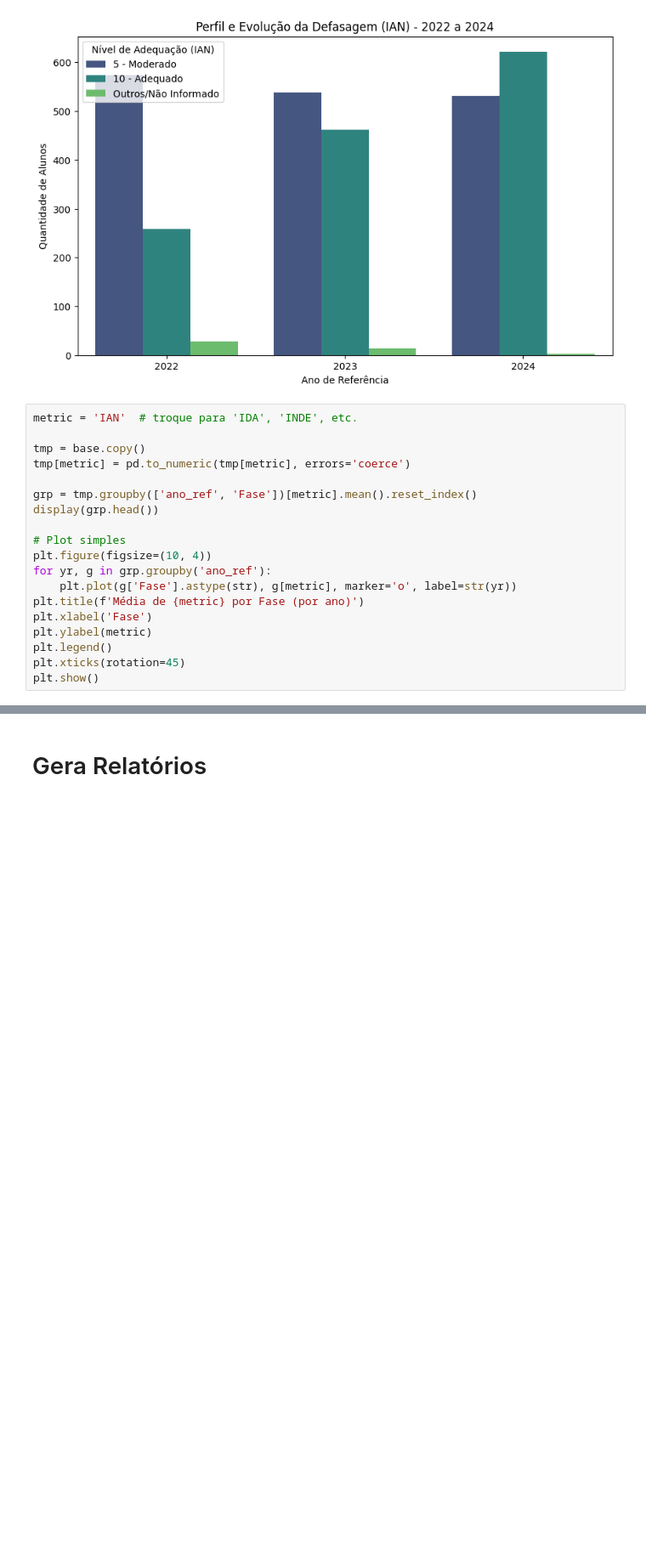
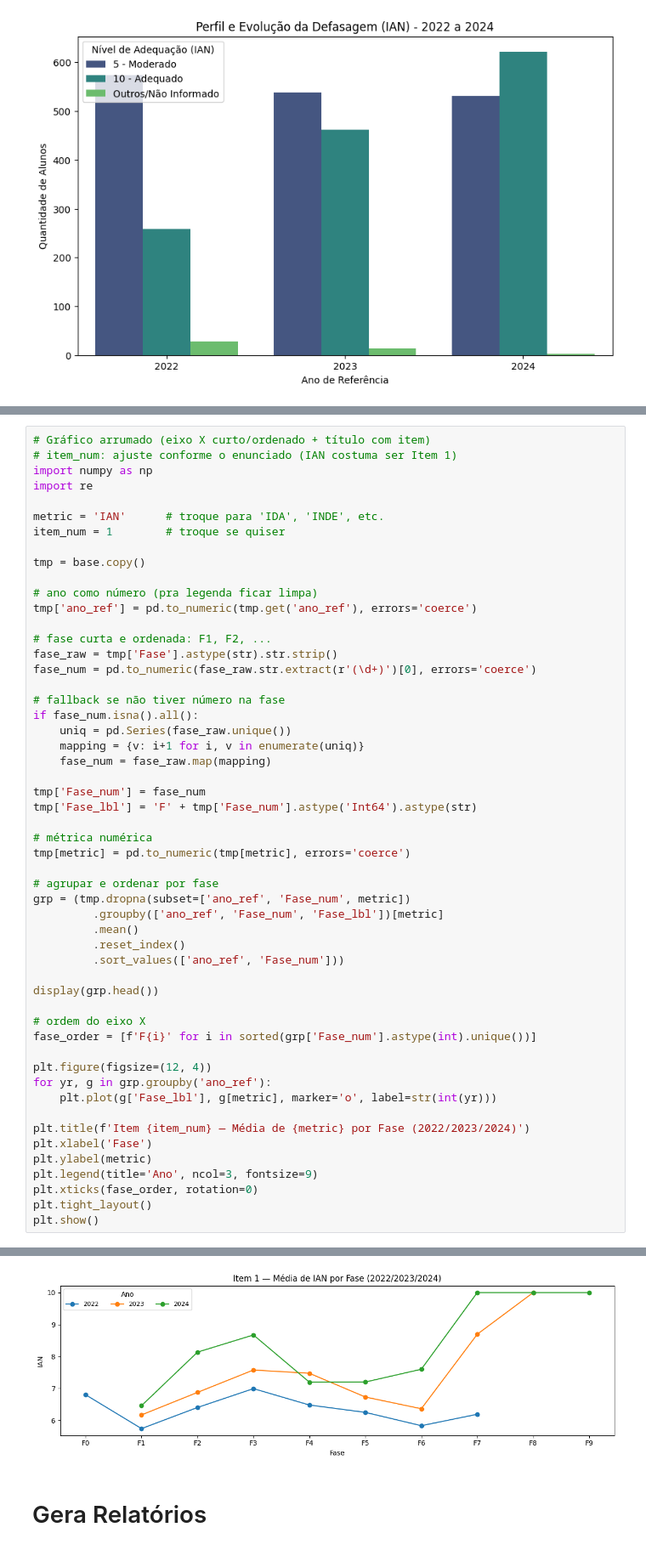
Before and after one commit to fernandapetty/data-analytics, a Jupyter notebook: notebook.ipynb, the cells around one changed output, grey strips where cells are left out. Shown at 85% size. Drawn from its saved outputs; the diff is of its cells as text; blank space fills up the shorter version.

```diff
--- a/notebook.ipynb
+++ b/notebook.ipynb
@@ -483,22 +495,3 @@ plt.legend(title='Nível de Adequação (IAN)')
 plt.show()
 # %% [output]
 [figure]
-# %%
-metric = 'IAN'  # troque para 'IDA', 'INDE', etc.
-
-tmp = base.copy()
-tmp[metric] = pd.to_numeric(tmp[metric], errors='coerce')
-
-grp = tmp.groupby(['ano_ref', 'Fase'])[metric].mean().reset_index()
-display(grp.head())
-
-# Plot simples
-plt.figure(figsize=(10, 4))
-for yr, g in grp.groupby('ano_ref'):
-    plt.plot(g['Fase'].astype(str), g[metric], marker='o', label=str(yr))
-plt.title(f'Média de {metric} por Fase (por ano)')
-plt.xlabel('Fase')
-plt.ylabel(metric)
-plt.legend()
-plt.xticks(rotation=45)
-plt.show()
@@ -512,0 +498,54 @@ plt.show()
+# %%
+# Gráfico arrumado (eixo X curto/ordenado + título com item)
+# item_num: ajuste conforme o enunciado (IAN costuma ser Item 1)
+import numpy as np
+import re
+
+metric = 'IAN'      # troque para 'IDA', 'INDE', etc.
+item_num = 1        # troque se quiser
+
+tmp = base.copy()
+
+# ano como número (pra legenda ficar limpa)
+tmp['ano_ref'] = pd.to_numeric(tmp.get('ano_ref'), errors='coerce')
+
+# fase curta e ordenada: F1, F2, ...
+fase_raw = tmp['Fase'].astype(str).str.strip()
+fase_num = pd.to_numeric(fase_raw.str.extract(r'(\d+)')[0], errors='coerce')
+
+# fallback se não tiver número na fase
+if fase_num.isna().all():
+    uniq = pd.Series(fase_raw.unique())
+    mapping = {v: i+1 for i, v in enumerate(uniq)}
+    fase_num = fase_raw.map(mapping)
+
+tmp['Fase_num'] = fase_num
+tmp['Fase_lbl'] = 'F' + tmp['Fase_num'].astype('Int64').astype(str)
+
+# métrica numérica
+tmp[metric] = pd.to_numeric(tmp[metric], errors='coerce')
+
+# agrupar e ordenar por fase
+grp = (tmp.dropna(subset=['ano_ref', 'Fase_num', metric])
+         .groupby(['ano_ref', 'Fase_num', 'Fase_lbl'])[metric]
+         .mean()
+         .reset_index()
+         .sort_values(['ano_ref', 'Fase_num']))
+
+display(grp.head())
+
+# ordem do eixo X
+fase_order = [f'F{i}' for i in sorted(grp['Fase_num'].astype(int).unique())]
+
+plt.figure(figsize=(12, 4))
+for yr, g in grp.groupby('ano_ref'):
+    plt.plot(g['Fase_lbl'], g[metric], marker='o', label=str(int(yr)))
+
+plt.title(f'Item {item_num} — Média de {metric} por Fase (2022/2023/2024)')
+plt.xlabel('Fase')
+plt.ylabel(metric)
+plt.legend(title='Ano', ncol=3, fontsize=9)
+plt.xticks(fase_order, rotation=0)
+plt.tight_layout()
+plt.show()
+# %% [output]
@@ -513,3 +558,4 @@ plt.show()
+[figure, added]
 # %% [markdown]
 # Gera Relatórios
 # %%
```
Also changed, not shown: parts of 5 cells of this notebook, 1 other file.
